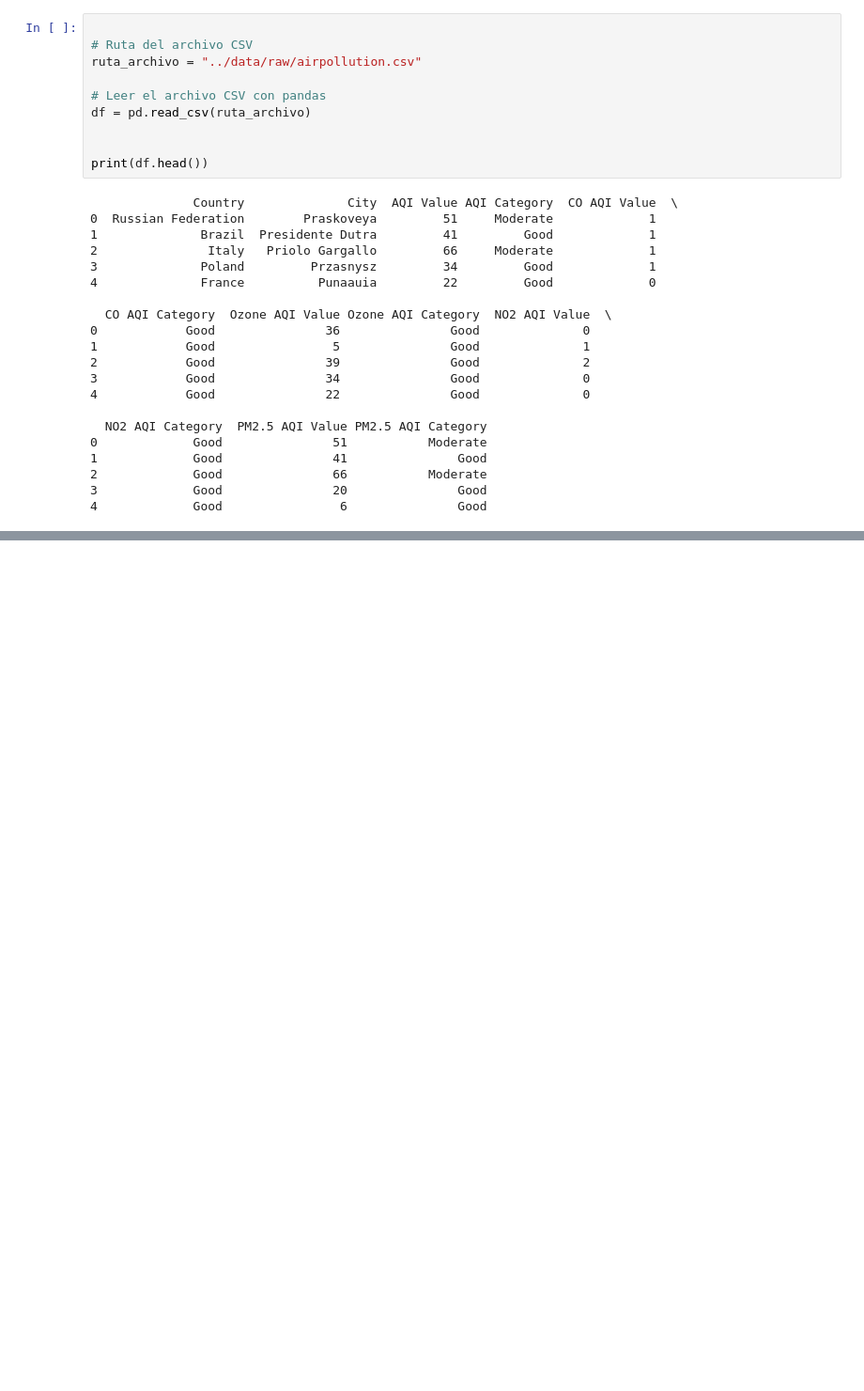
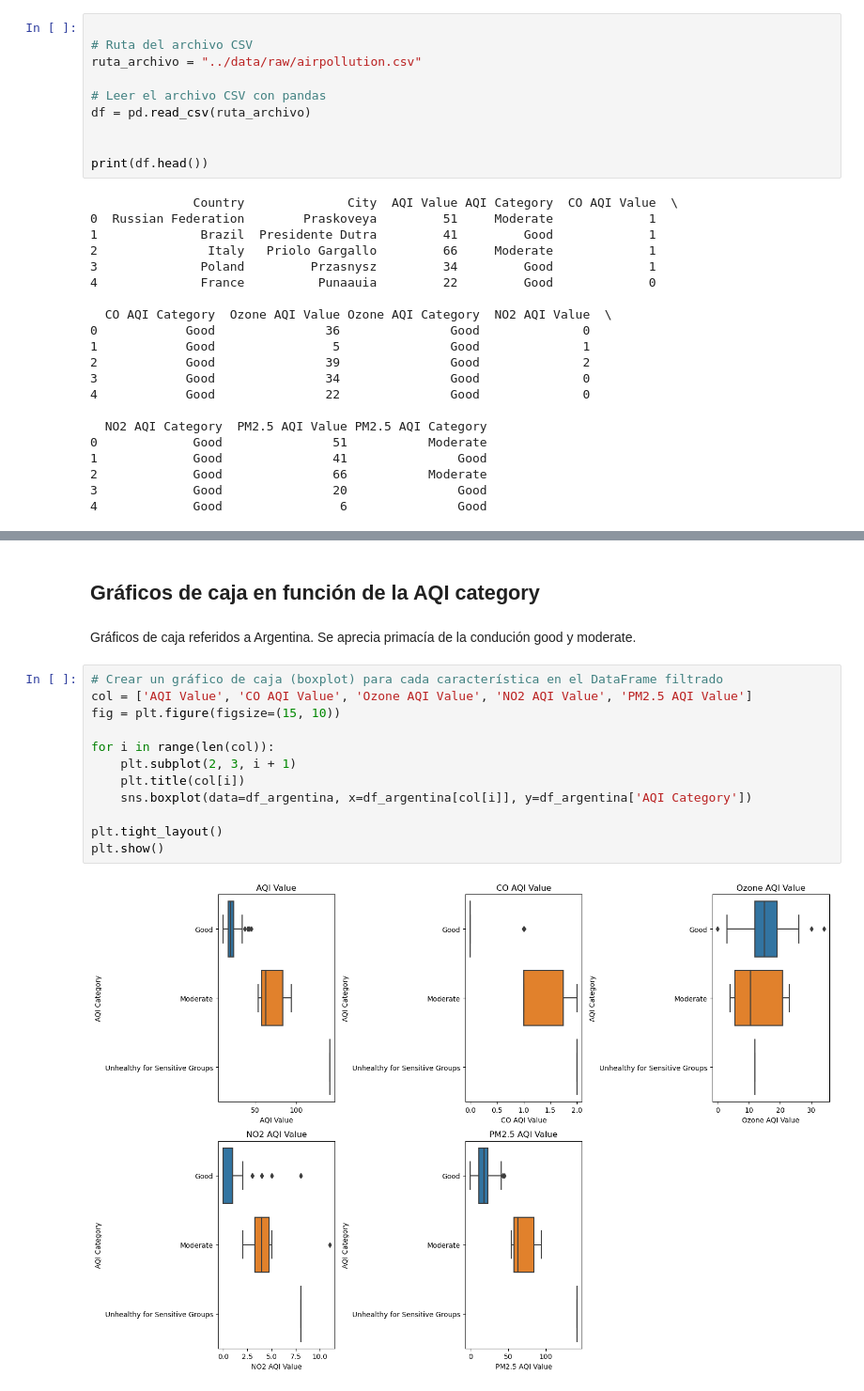
Before and after one commit to adolfo85/airpolution, a Jupyter notebook: notebooks/airPolution.ipynb, the cells around one changed output, grey strips where cells are left out. Shown at 94% size. Drawn from its saved outputs; the diff is of its cells as text; blank space fills up the shorter version.

```diff
--- a/notebooks/airPolution.ipynb
+++ b/notebooks/airPolution.ipynb
@@ -40,0 +162,18 @@ print(df.head())
+# %% [markdown]
+## Gráficos de caja en función de la AQI category
+# %% [markdown]
+Gráficos de caja referidos a Argentina. Se aprecia primacía de la condución good y moderate.
+# %%
+# Crear un gráfico de caja (boxplot) para cada característica en el DataFrame filtrado
+col = ['AQI Value', 'CO AQI Value', 'Ozone AQI Value', 'NO2 AQI Value', 'PM2.5 AQI Value']
+fig = plt.figure(figsize=(15, 10))
+
+for i in range(len(col)):
+    plt.subplot(2, 3, i + 1)
+    plt.title(col[i])
+    sns.boxplot(data=df_argentina, x=df_argentina[col[i]], y=df_argentina['AQI Category'])
+
+plt.tight_layout()
+plt.show()
+# %% [output]
+[figure, added]
```
Also changed, not shown: parts of 22 cells of this notebook.
